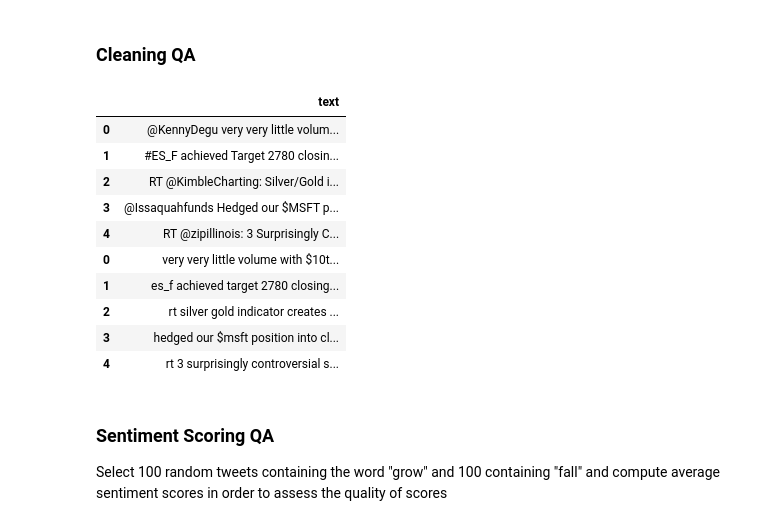
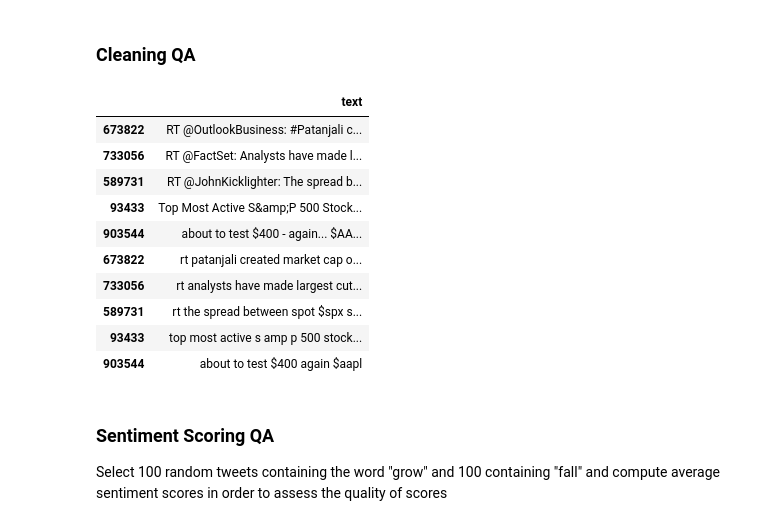
Before and after one commit to JakeCallcut/market-sector-sentiment-model, a Jupyter notebook: notebooks/EDA.ipynb, the cells around one changed output. Saved outputs shown, nothing was run; the diff lists cells and outputs as text; code cells hidden in the pictures.

```diff
--- a/notebooks/EDA.ipynb
+++ b/notebooks/EDA.ipynb
@@ -22,19 +22,21 @@ This notebook will explore the modelling table of financial and social data to e
 # %% [markdown]
 ### Cleaning QA
 # %%
-display(pd.concat([raw_df[["text"]].head(), tweet_df[["text"]].head()]))
+sample_idx = raw_df.sample(5).index
+with pd.option_context('display.max_colwidth', None):
+    display(pd.concat([raw_df.loc[sample_idx, ["text"]], tweet_df.loc[sample_idx, ["text"]]]))
 # %% [output]
 |  | text |
-| 0 | @KennyDegu very very little volum... |
-| 1 | #ES_F achieved Target 2780 closin... |
-| 2 | RT @KimbleCharting: Silver/Gold i... |
-| 3 | @Issaquahfunds Hedged our $MSFT p... |
-| 4 | RT @zipillinois: 3 Surprisingly C... |
-| 0 | very very little volume with $10t... |
-| 1 | es_f achieved target 2780 closing... |
-| 2 | rt silver gold indicator creates ... |
-| 3 | hedged our $msft position into cl... |
-| 4 | rt 3 surprisingly controversial s... |
+| 673822 | RT @OutlookBusiness: #Patanjali c... |
+| 733056 | RT @FactSet: Analysts have made l... |
+| 589731 | RT @JohnKicklighter: The spread b... |
+| 93433 | Top Most Active S&amp;P 500 Stock... |
+| 903544 | about to test $400 - again... $AA... |
+| 673822 | rt patanjali created market cap o... |
+| 733056 | rt analysts have made largest cut... |
+| 589731 | rt the spread between spot $spx s... |
+| 93433 | top most active s amp p 500 stock... |
+| 903544 | about to test $400 again $aapl |
 # %% [markdown]
 ### Sentiment Scoring QA
 Select 100 random tweets containing the word "grow" and 100 containing "fall" and compute average sentiment scores in order to assess the quality of scores
```
Also changed, not shown: parts of 5 cells of this notebook, 2 other files.
